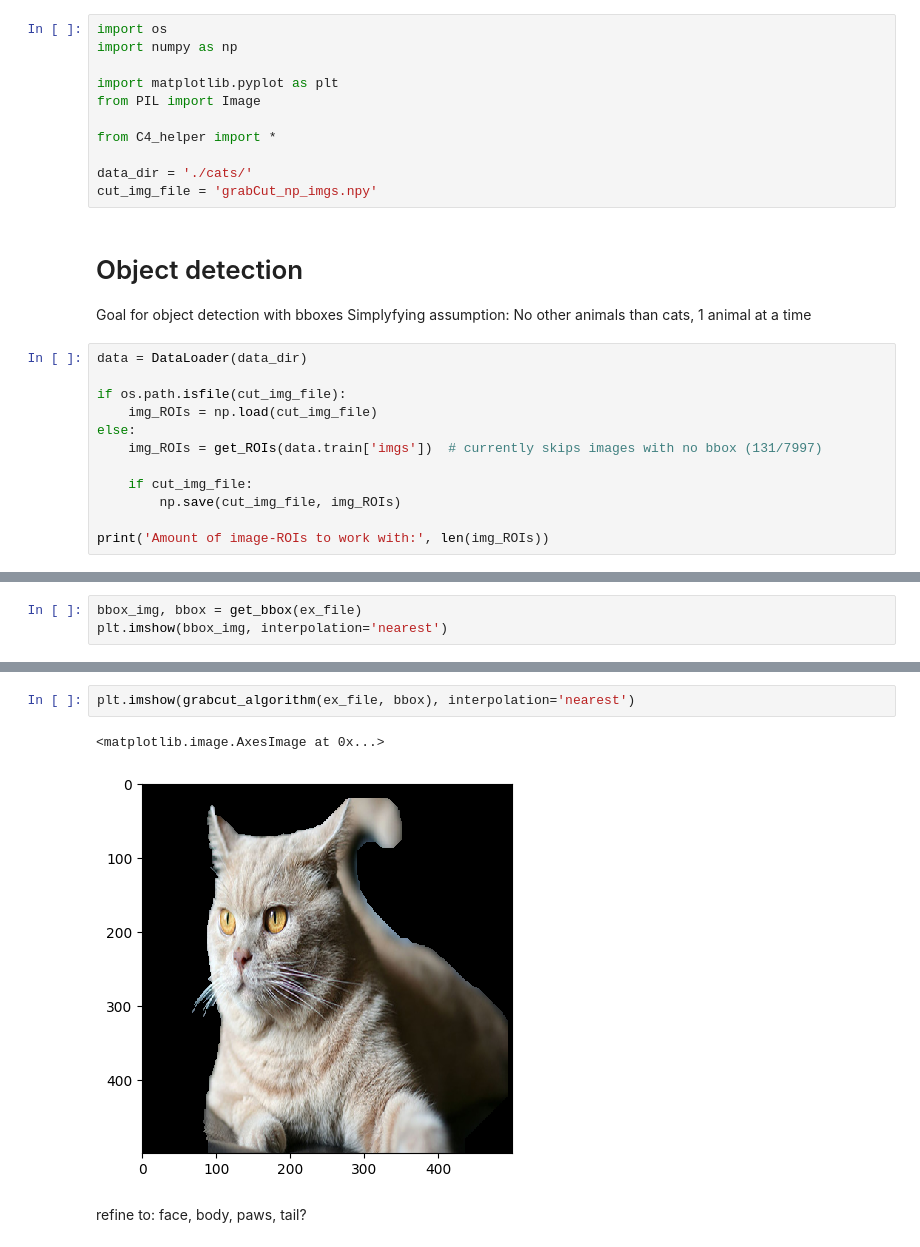
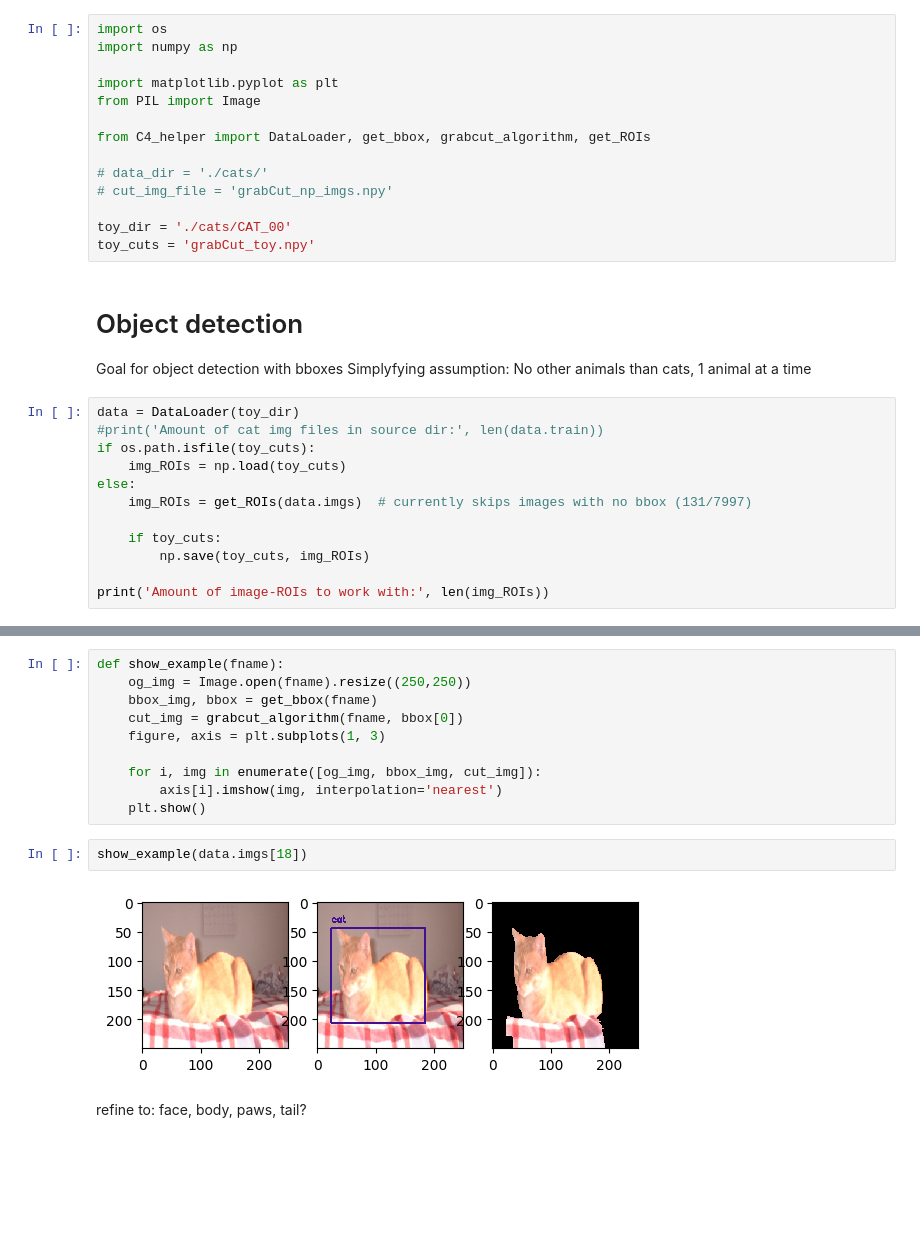
Before and after one commit to jshrdt/ML2-final, a Jupyter notebook: ML2-final-expl.ipynb, the cells around one changed output, grey strips where cells are left out. Drawn from its saved outputs; the diff is of its cells as text; blank space fills up the shorter version.

```diff
--- a/ML2-final-expl.ipynb
+++ b/ML2-final-expl.ipynb
@@ -11,24 +11,27 @@ import numpy as np
 import matplotlib.pyplot as plt
 from PIL import Image
 
-from C4_helper import *
+from C4_helper import DataLoader, get_bbox, grabcut_algorithm, get_ROIs
 
-data_dir = './cats/'
-cut_img_file = 'grabCut_np_imgs.npy'
+# data_dir = './cats/'
+# cut_img_file = 'grabCut_np_imgs.npy'
+
+toy_dir = './cats/CAT_00'
+toy_cuts = 'grabCut_toy.npy'
 # %% [markdown]
 # Object detection
 Goal for object detection with bboxes
 Simplyfying assumption: No other animals than cats, 1 animal at a time
 # %%
-data = DataLoader(data_dir)
+data = DataLoader(toy_dir)
+#print('Amount of cat img files in source dir:', len(data.train))
+if os.path.isfile(toy_cuts):
+    img_ROIs = np.load(toy_cuts)
+else:
+    img_ROIs = get_ROIs(data.imgs)  # currently skips images with no bbox (131/7997)
 
-if os.path.isfile(cut_img_file):
-    img_ROIs = np.load(cut_img_file)
-else:
-    img_ROIs = get_ROIs(data.train['imgs'])  # currently skips images with no bbox (131/7997)
-
-    if cut_img_file:
-        np.save(cut_img_file, img_ROIs)
+    if toy_cuts:
+        np.save(toy_cuts, img_ROIs)
 
 print('Amount of image-ROIs to work with:', len(img_ROIs))
 # %% [output]
@@ -45,3 +38,0 @@ plt.imshow(Image.open(ex_file).resize((500,500)), interpolation='nearest')
-# %%
-bbox_img, bbox = get_bbox(ex_file)
-plt.imshow(bbox_img, interpolation='nearest')
@@ -51,8 +39,17 @@ plt.imshow(bbox_img, interpolation='nearest')
-# %%
-plt.imshow(grabcut_algorithm(ex_file, bbox), interpolation='nearest')
-# %% [output]
-<matplotlib.image.AxesImage at 0x...>
-[figure, removed]
+# %%
+def show_example(fname):
+    og_img = Image.open(fname).resize((250,250))
+    bbox_img, bbox = get_bbox(fname)
+    cut_img = grabcut_algorithm(fname, bbox[0])
+    figure, axis = plt.subplots(1, 3)
+
+    for i, img in enumerate([og_img, bbox_img, cut_img]):
+        axis[i].imshow(img, interpolation='nearest')
+    plt.show()
+# %%
+show_example(data.imgs[18])
+# %% [output]
+[figure, added]
 # %% [markdown]
 refine to: face, body, paws, tail?
 # %%
```
Also changed, not shown: parts of 5 cells of this notebook, 1 other file.
